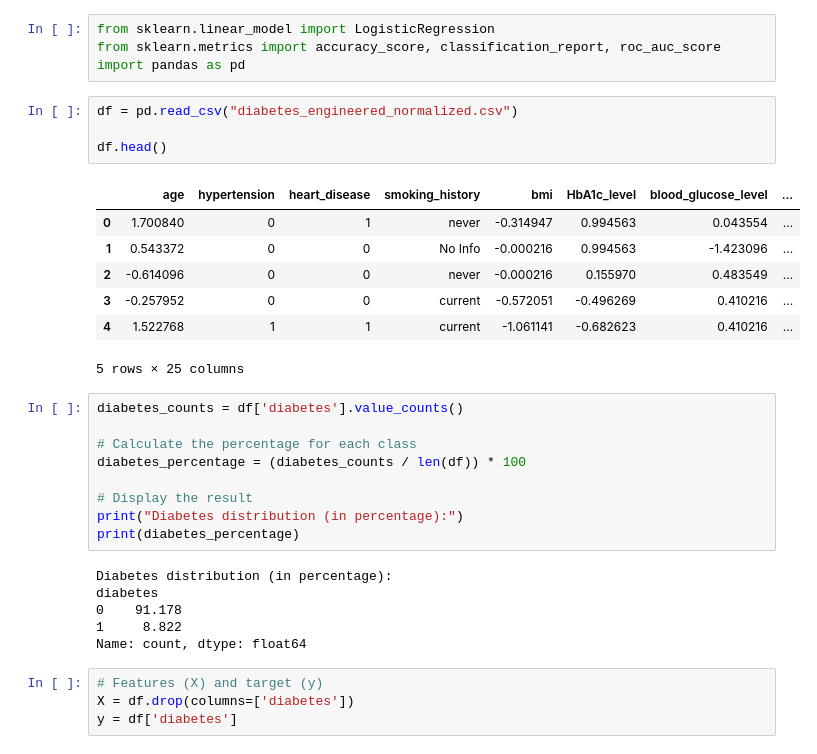
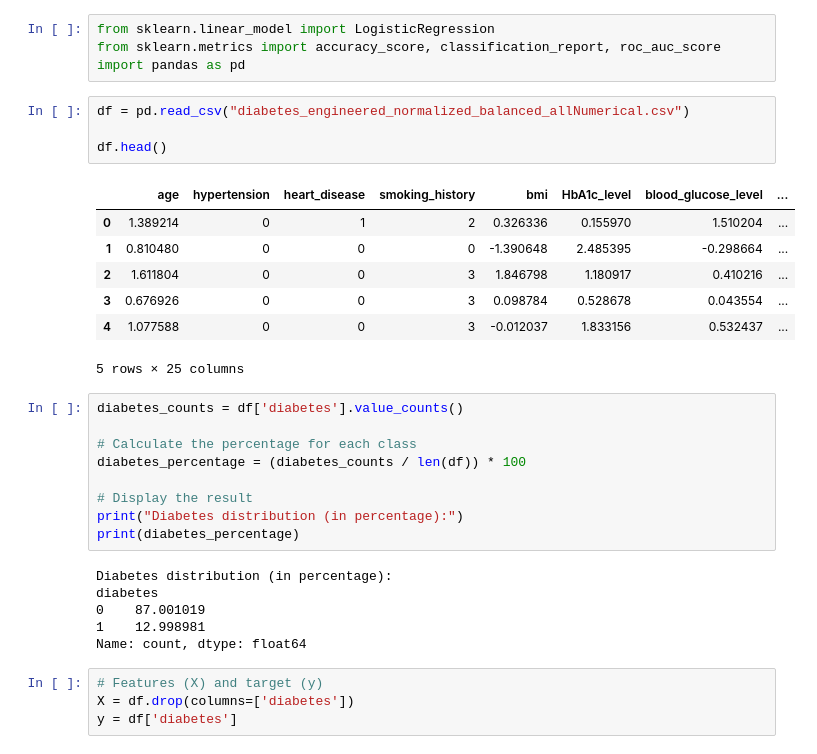
Before and after one commit to OussamaDevs/Data-Mining-Project, a Jupyter notebook: LogisticRegression.ipynb, the cells around one changed output. Drawn from its saved outputs; the diff is of its cells as text.

```diff
--- a/LogisticRegression.ipynb
+++ b/LogisticRegression.ipynb
@@ -3,16 +3,16 @@ from sklearn.linear_model import LogisticRegression
 from sklearn.metrics import accuracy_score, classification_report, roc_auc_score
 import pandas as pd
 # %%
-df = pd.read_csv("diabetes_engineered_normalized.csv")
+df = pd.read_csv("diabetes_engineered_normalized_balanced_allNumerical.csv")
 
 df.head()
 # %% [output]
 |  | age | hypertension | heart_disease | smoking_history | bmi | HbA1c_level | blood_glucose_level | ... |
-| 0 | 1.700840 | 0 | 1 | never | -0.314947 | 0.994563 | 0.043554 | ... |
-| 1 | 0.543372 | 0 | 0 | No Info | -0.000216 | 0.994563 | -1.423096 | ... |
-| 2 | -0.614096 | 0 | 0 | never | -0.000216 | 0.155970 | 0.483549 | ... |
-| 3 | -0.257952 | 0 | 0 | current | -0.572051 | -0.496269 | 0.410216 | ... |
-| 4 | 1.522768 | 1 | 1 | current | -1.061141 | -0.682623 | 0.410216 | ... |
+| 0 | 1.389214 | 0 | 1 | 2 | 0.326336 | 0.155970 | 1.510204 | ... |
+| 1 | 0.810480 | 0 | 0 | 0 | -1.390648 | 2.485395 | -0.298664 | ... |
+| 2 | 1.611804 | 0 | 0 | 3 | 1.846798 | 1.180917 | 0.410216 | ... |
+| 3 | 0.676926 | 0 | 0 | 3 | 0.098784 | 0.528678 | 0.043554 | ... |
+| 4 | 1.077588 | 0 | 0 | 3 | -0.012037 | 1.833156 | 0.532437 | ... |
 5 rows × 25 columns
 # %%
 diabetes_counts = df['diabetes'].value_counts()
@@ -26,8 +26,8 @@ print(diabetes_percentage)
 # %% [output]
 Diabetes distribution (in percentage):
 diabetes
-0    91.178
-1     8.822
+0    87.001019
+1    12.998981
 Name: count, dtype: float64
 # %%
 # Features (X) and target (y)
```
Also changed, not shown: parts of 5 cells of this notebook, 7 other files.
